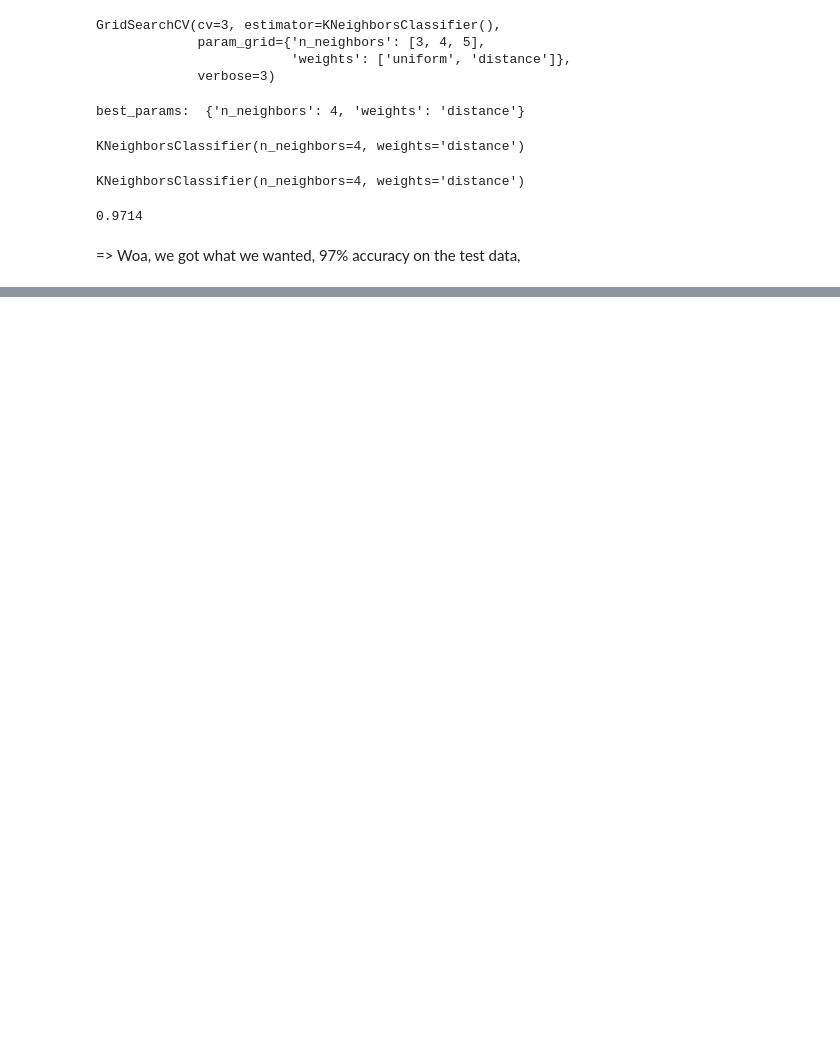
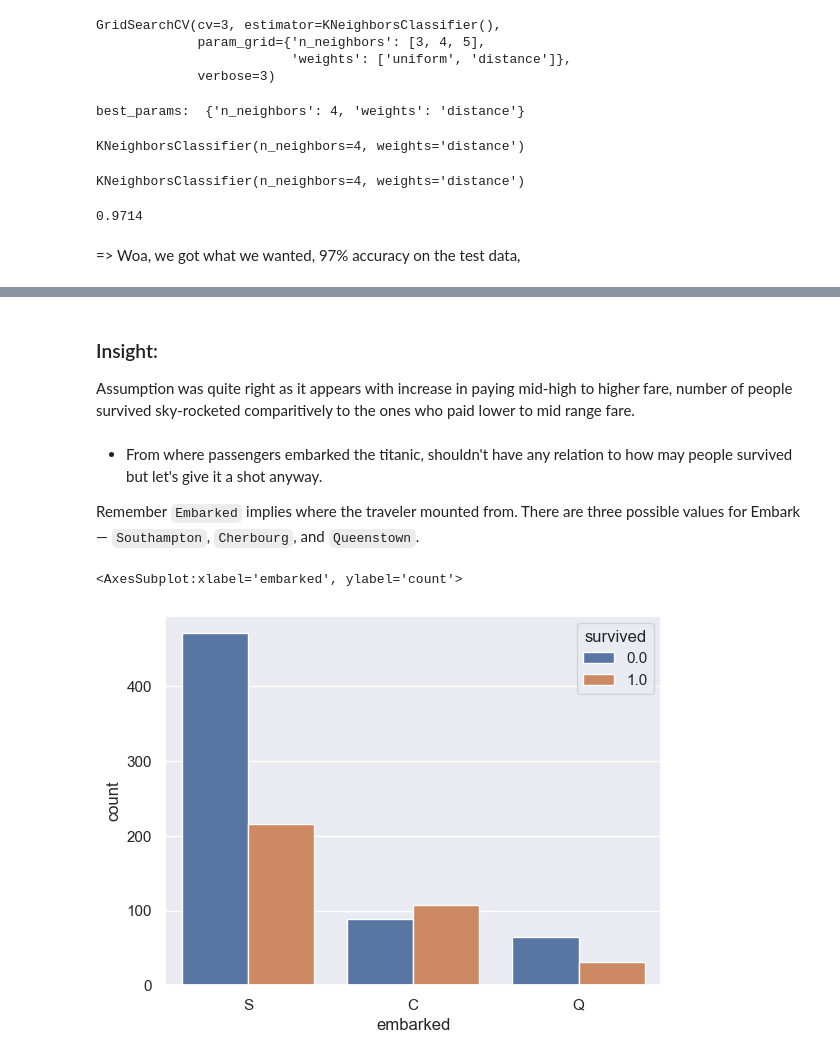
Before and after one commit to suryanshyaknow/machine-learning, a Jupyter notebook: in2__classification/in3__exercises on classification.ipynb, the cells around one changed output, grey strips where cells are left out. Drawn from its saved outputs; the diff is of its cells as text; code cells hidden in the pictures; blank space fills up the shorter version.

Commit message:
tackled titanic dataset

```diff
--- a/in2__classification/in3__exercises on classification.ipynb
+++ b/in2__classification/in3__exercises on classification.ipynb
@@ -125,0 +505,15 @@ best_knn_clf.score(X_test, y_test)
+# %% [markdown]
+### Insight:
+
+Assumption was quite right as it appears with increase in paying mid-high to higher fare, number of people survived sky-rocketed comparitively to the ones who paid lower to mid range fare.
+# %% [markdown]
+- From where passengers embarked the titanic, shouldn't have any relation to how may people survived but let's give it a shot anyway.
+
+Remember `Embarked` implies where the traveler mounted from. There are three possible values for Embark — `Southampton`, `Cherbourg`, and `Queenstown`.
+# %%
+## Survived or not in regard to where people mebarked the titanic from
+
+sns.countplot(df.embarked, hue=df.survived)
+# %% [output]
+<AxesSubplot:xlabel='embarked', ylabel='count'>
+[figure, added]
```
Also changed, not shown: parts of 93 cells of this notebook.
